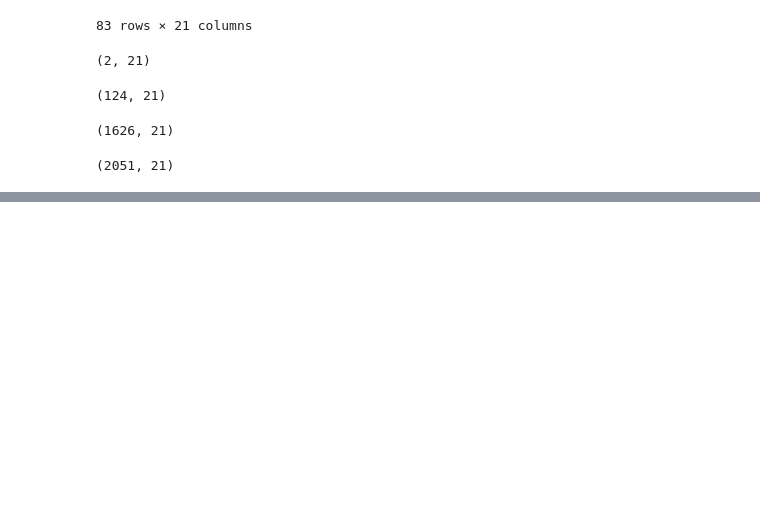
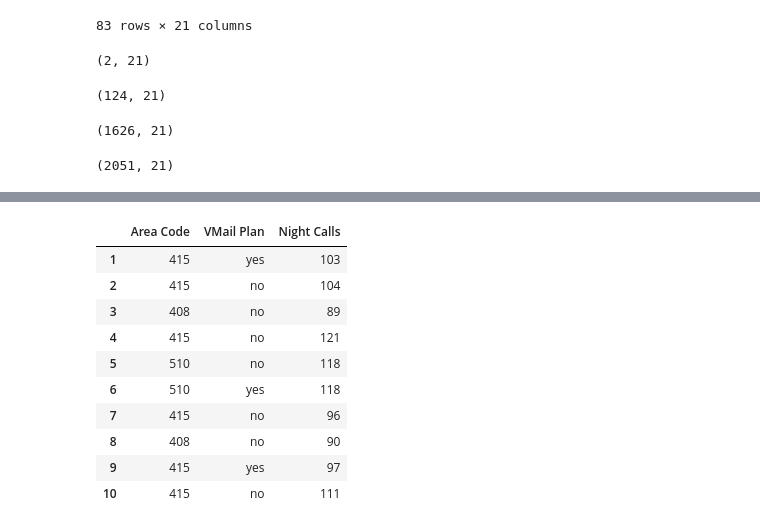
Before and after one commit to antonyamo/data-science, a Jupyter notebook: Data_cleaning4_wrangling.ipynb, the cells around one changed output, grey strips where cells are left out. Saved outputs shown, nothing was run; the diff lists cells and outputs as text; code cells hidden in the pictures; blank space fills up the shorter version.

```diff
--- a/Data_cleaning4_wrangling.ipynb
+++ b/Data_cleaning4_wrangling.ipynb
@@ -232,0 +275,14 @@ data6.shape
+# %%
+data.loc[1:10, ['Area Code', 'VMail Plan', 'Night Calls']] #<- Con la propiedad loc se filtra por posición y por nombre de la columna.
+# %% [output]
+|  | Area Code | VMail Plan | Night Calls |
+| 1 | 415 | yes | 103 |
+| 2 | 415 | no | 104 |
+| 3 | 408 | no | 89 |
+| 4 | 415 | no | 121 |
+| 5 | 510 | no | 118 |
+| 6 | 510 | yes | 118 |
+| 7 | 415 | no | 96 |
+| 8 | 408 | no | 90 |
+| 9 | 415 | yes | 97 |
+| 10 | 415 | no | 111 |
```
Also changed, not shown: parts of 25 cells of this notebook, 1 other file.
